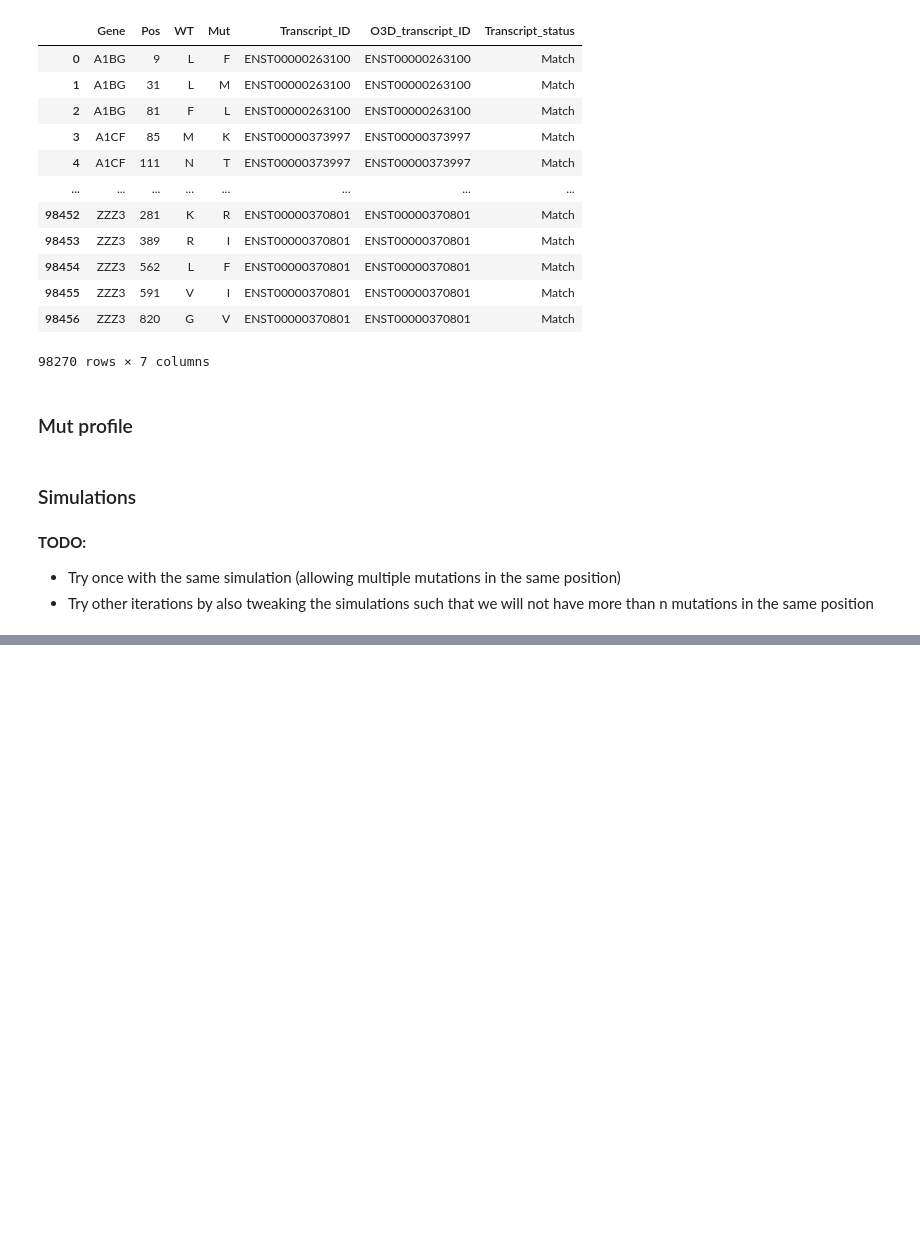
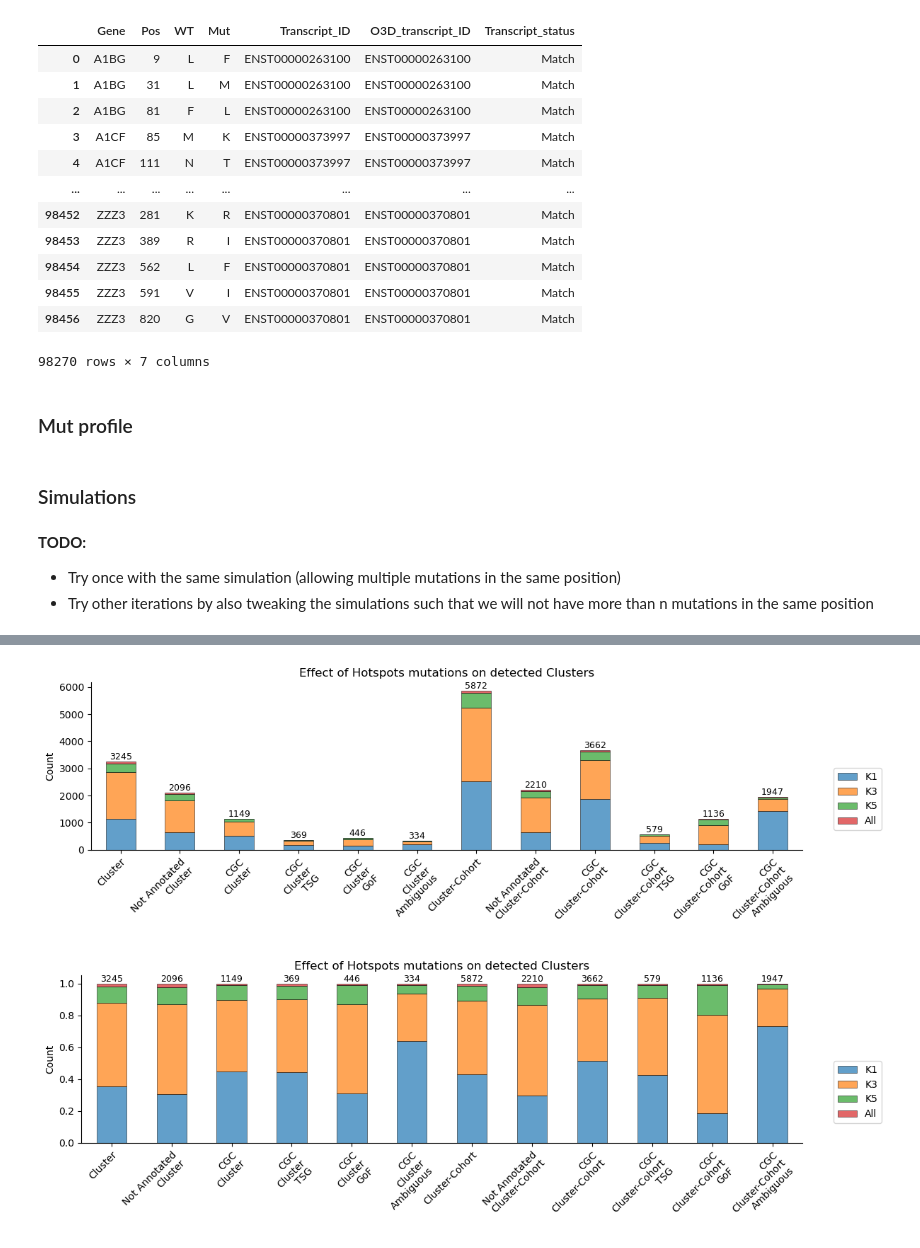
Before and after one commit to bbglab/oncodrive3d_paper, a Jupyter notebook: review_01/effect_of_hotspots/effect_of_hotspots.ipynb, the cells around one changed output, grey strips where cells are left out. Saved outputs shown, nothing was run; the diff lists cells and outputs as text; code cells hidden in the pictures; blank space fills up the shorter version.

```diff
--- a/review_01/effect_of_hotspots/effect_of_hotspots.ipynb
+++ b/review_01/effect_of_hotspots/effect_of_hotspots.ipynb
@@ -592,0 +1085,80 @@ simulate_mutations()
+# %%
+# Counts
+# ------
+
+df_stacked_counts = pd.DataFrame({
+    'Cluster': counts_res_unique,
+    "Not Annotated\nCluster": counts_res_notannot_unique,
+    "CGC\nCluster": counts_res_cgc_unique,
+    "CGC\nCluster\nTSG": counts_res_tsg_unique,
+    "CGC\nCluster\nGoF": counts_res_gof_unique,
+    "CGC\nCluster\nAmbiguous": counts_res_ambiguous_unique,
+
+    'Cluster-Cohort': counts_res,
+    "Not Annotated\nCluster-Cohort": counts_res_notannot,
+    "CGC\nCluster-Cohort": counts_res_cgc,
+    "CGC\nCluster-Cohort\nTSG": counts_res_tsg,
+    "CGC\nCluster-Cohort\nGoF": counts_res_gof,
+    "CGC\nCluster-Cohort\nAmbiguous": counts_res_ambiguous,
+})
+
+df_stacked_counts = df_stacked_counts.T
+
+fig, ax = plt.subplots(figsize=(11, 4))
+df_stacked_counts.plot(kind="bar", stacked=True, ax=ax, alpha=0.7, legend=False, lw=0.5, ec="black")
+
+for i, col in enumerate(df_stacked_counts.T.columns):
+    total = df_stacked_counts.T[col].sum()
+    ax.text(i, total, str(int(total)), ha='center', va='bottom', fontsize=9)
+
+ax.spines['top'].set_visible(False)
+ax.spines['right'].set_visible(False)
+
+plt.ylabel("Count")
+plt.title("Effect of Hotspots mutations on detected Clusters")
+plt.xticks(rotation=45, ha='right', rotation_mode="anchor")
+fig.legend(loc='center left', bbox_to_anchor=(1.02, 0.5))
+plt.tight_layout()
+plt.show()
+
+
+# Ratios
+# ------
+
+df_stacked = pd.DataFrame({
+    'Cluster': ratios_res_unique,
+    "Not Annotated\nCluster": ratios_res_notannot_unique,
+    "CGC\nCluster": ratios_res_cgc_unique,
+    "CGC\nCluster\nTSG": ratios_res_tsg_unique,
+    "CGC\nCluster\nGoF": ratios_res_gof_unique,
+    "CGC\nCluster\nAmbiguous": ratios_res_ambiguous_unique,
+
+    'Cluster-Cohort': ratios_res,
+    "Not Annotated\nCluster-Cohort": ratios_res_notannot,
+    "CGC\nCluster-Cohort": ratios_res_cgc,
+    "CGC\nCluster-Cohort\nTSG": ratios_res_tsg,
+    "CGC\nCluster-Cohort\nGoF": ratios_res_gof,
+    "CGC\nCluster-Cohort\nAmbiguous": ratios_res_ambiguous,
+})
+
+df_stacked = df_stacked.T
+
+fig, ax = plt.subplots(figsize=(11, 4))
+df_stacked.plot(kind="bar", stacked=True, ax=ax, legend=False, alpha=0.7, lw=0.5, ec="black")
+
+for i, col in enumerate(df_stacked_counts.T.columns):
+    total = df_stacked_counts.T[col].sum()
+    ax.text(i, 1, str(int(total)), ha='center', va='bottom', fontsize=9)
+
+ax.spines['top'].set_visible(False)
+ax.spines['right'].set_visible(False)
+
+plt.ylabel("Count")
+plt.title("Effect of Hotspots mutations on detected Clusters")
+plt.xticks(rotation=45, ha='right', rotation_mode="anchor")
+fig.legend(loc='center left', bbox_to_anchor=(1.02, 0.5))
+plt.tight_layout()
+plt.show()
+# %% [output]
+[figure, added]
+[figure, added]
```
Also changed, not shown: parts of 17 cells of this notebook.
